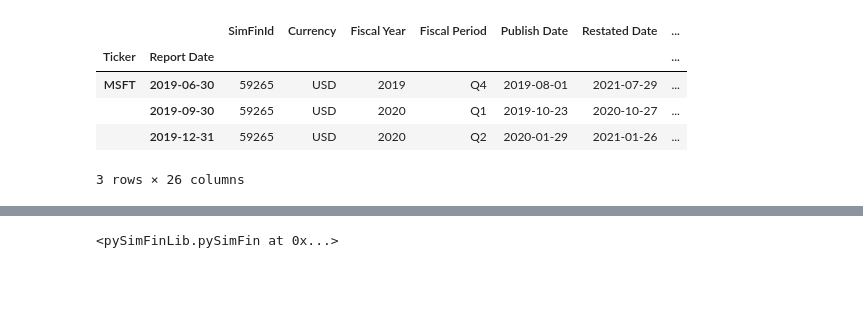
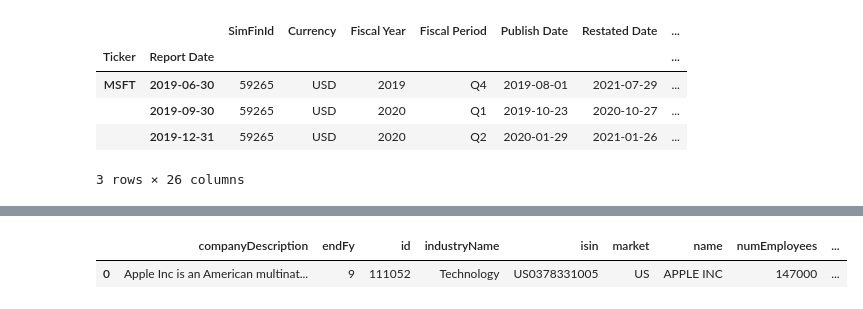
Before and after one commit to sajodajo/FinIDX-G4, a Jupyter notebook: EDA.ipynb, the cells around one changed output, grey strips where cells are left out. Saved outputs shown, nothing was run; the diff lists cells and outputs as text; code cells hidden in the pictures; blank space fills up the shorter version.

```diff
--- a/EDA.ipynb
+++ b/EDA.ipynb
@@ -499,6 +467,7 @@ getCompanyInfo('LND')
 # %%
 psf = pySimFin()
 # %%
-psf
+psf.getCompanyInfo('AAPL')
 # %% [output]
-<pySimFinLib.pySimFin at 0x...>
+|  | companyDescription | endFy | id | industryName | isin | market | name | numEmployees | ... |
+| 0 | Apple Inc is an American multinat... | 9 | 111052 | Technology | US0378331005 | US | APPLE INC | 147000 | ... |
```
Also changed, not shown: parts of 11 cells of this notebook, 4 other files.
